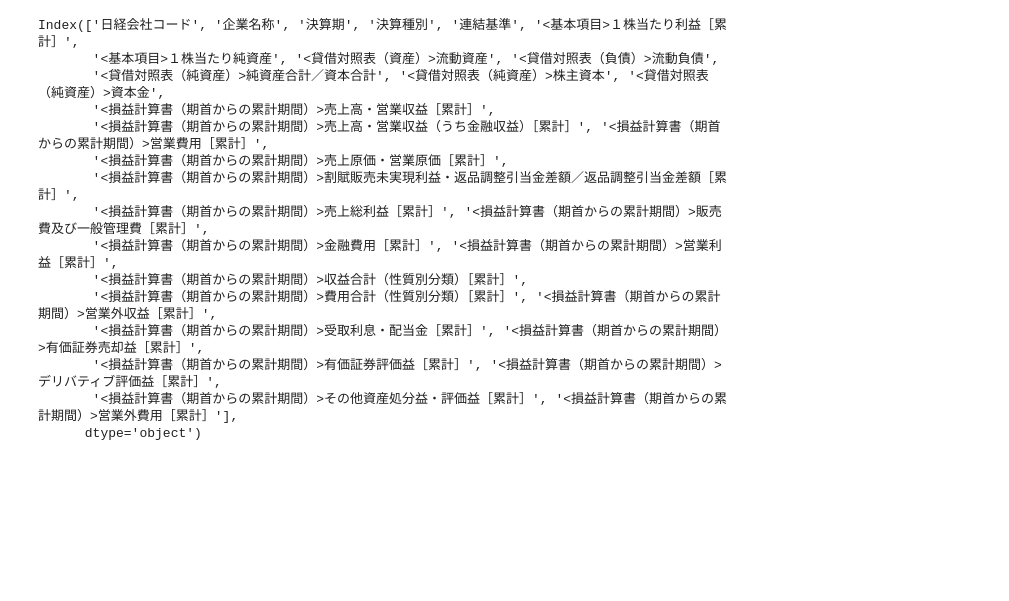
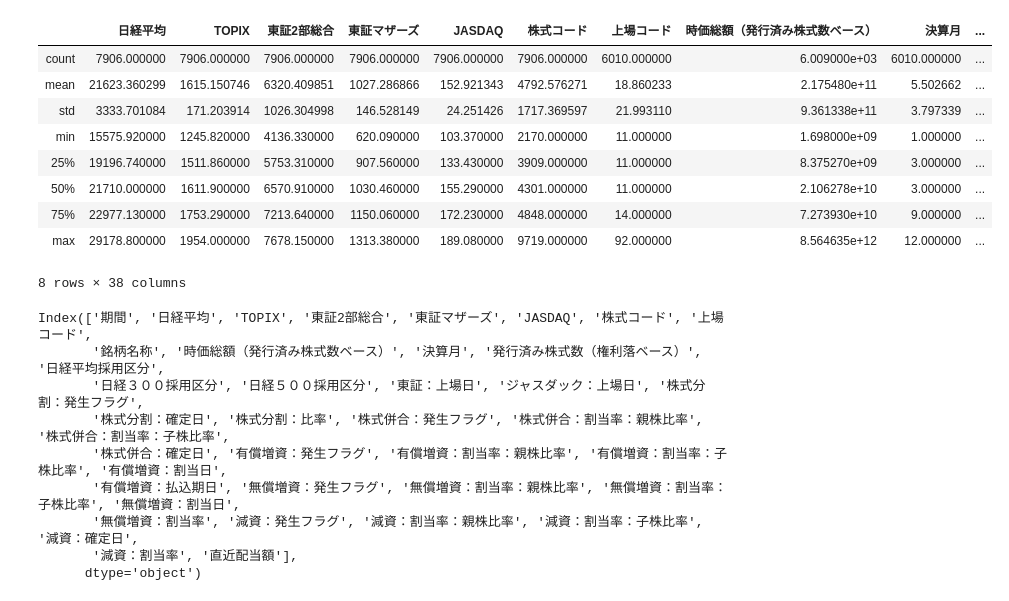
Before and after one commit to Igecchi/final_report, a Jupyter notebook: demo_analysis.ipynb, the cells around one changed output. Cells and saved outputs as stored; diff of their text form; code cells hidden in the pictures; blank space fills up the shorter version.

```diff
--- a/demo_analysis.ipynb
+++ b/demo_analysis.ipynb
@@ -14,0 +3,4 @@ df_data.head()
+# %%
+#2016~2021の連結決算データを抽出
+df_finance = pd.read_csv("./data/financial_data/finance_info_2016_2021.csv", encoding="shift_jis")
+df_stock = pd.read_csv("./data/financial_data/stock_info_2016_2021_monthly.csv", encoding="shift_jis")
@@ -15,18 +62,25 @@ df_data.head()
+# %%
+df_stock.describe()
+# %% [output]
+|  | 日経平均 | TOPIX | 東証2部総合 | 東証マザーズ | JASDAQ | 株式コード | 上場コード | 時価総額（発行済み株式数ベース） | 決算月 | ... |
+| count | 7906.000000 | 7906.000000 | 7906.000000 | 7906.000000 | 7906.000000 | 7906.000000 | 6010.000000 | 6.009000e+03 | 6010.000000 | ... |
+| mean | 21623.360299 | 1615.150746 | 6320.409851 | 1027.286866 | 152.921343 | 4792.576271 | 18.860233 | 2.175480e+11 | 5.502662 | ... |
+| std | 3333.701084 | 171.203914 | 1026.304998 | 146.528149 | 24.251426 | 1717.369597 | 21.993110 | 9.361338e+11 | 3.797339 | ... |
+| min | 15575.920000 | 1245.820000 | 4136.330000 | 620.090000 | 103.370000 | 2170.000000 | 11.000000 | 1.698000e+09 | 1.000000 | ... |
+| 25% | 19196.740000 | 1511.860000 | 5753.310000 | 907.560000 | 133.430000 | 3909.000000 | 11.000000 | 8.375270e+09 | 3.000000 | ... |
+| 50% | 21710.000000 | 1611.900000 | 6570.910000 | 1030.460000 | 155.290000 | 4301.000000 | 11.000000 | 2.106278e+10 | 3.000000 | ... |
+| 75% | 22977.130000 | 1753.290000 | 7213.640000 | 1150.060000 | 172.230000 | 4848.000000 | 14.000000 | 7.273930e+10 | 9.000000 | ... |
+| max | 29178.800000 | 1954.000000 | 7678.150000 | 1313.380000 | 189.080000 | 9719.000000 | 92.000000 | 8.564635e+12 | 12.000000 | ... |
+8 rows × 38 columns
 # %%
-df_data.columns
+df_stock.columns
 # %% [output]
-Index(['日経会社コード', '企業名称', '決算期', '決算種別', '連結基準', '<基本項目>１株当たり利益［累計］',
-       '<基本項目>１株当たり純資産', '<貸借対照表（資産）>流動資産', '<貸借対照表（負債）>流動負債',
-       '<貸借対照表（純資産）>純資産合計／資本合計', '<貸借対照表（純資産）>株主資本', '<貸借対照表（純資産）>資本金',
-       '<損益計算書（期首からの累計期間）>売上高・営業収益［累計］',
-       '<損益計算書（期首からの累計期間）>売上高・営業収益（うち金融収益）［累計］', '<損益計算書（期首からの累計期間）>営業費用［累計］',
-       '<損益計算書（期首からの累計期間）>売上原価・営業原価［累計］',
-       '<損益計算書（期首からの累計期間）>割賦販売未実現利益・返品調整引当金差額／返品調整引当金差額［累計］',
-       '<損益計算書（期首からの累計期間）>売上総利益［累計］', '<損益計算書（期首からの累計期間）>販売費及び一般管理費［累計］',
-       '<損益計算書（期首からの累計期間）>金融費用［累計］', '<損益計算書（期首からの累計期間）>営業利益［累計］',
-       '<損益計算書（期首からの累計期間）>収益合計（性質別分類）［累計］',
-       '<損益計算書（期首からの累計期間）>費用合計（性質別分類）［累計］', '<損益計算書（期首からの累計期間）>営業外収益［累計］',
-       '<損益計算書（期首からの累計期間）>受取利息・配当金［累計］', '<損益計算書（期首からの累計期間）>有価証券売却益［累計］',
-       '<損益計算書（期首からの累計期間）>有価証券評価益［累計］', '<損益計算書（期首からの累計期間）>デリバティブ評価益［累計］',
-       '<損益計算書（期首からの累計期間）>その他資産処分益・評価益［累計］', '<損益計算書（期首からの累計期間）>営業外費用［累計］'],
+Index(['期間', '日経平均', 'TOPIX', '東証2部総合', '東証マザーズ', 'JASDAQ', '株式コード', '上場コード',
+       '銘柄名称', '時価総額（発行済み株式数ベース）', '決算月', '発行済み株式数（権利落ベース）', '日経平均採用区分',
+       '日経３００採用区分', '日経５００採用区分', '東証：上場日', 'ジャスダック：上場日', '株式分割：発生フラグ',
+       '株式分割：確定日', '株式分割：比率', '株式併合：発生フラグ', '株式併合：割当率：親株比率', '株式併合：割当率：子株比率',
+       '株式併合：確定日', '有償増資：発生フラグ', '有償増資：割当率：親株比率', '有償増資：割当率：子株比率', '有償増資：割当日',
+       '有償増資：払込期日', '無償増資：発生フラグ', '無償増資：割当率：親株比率', '無償増資：割当率：子株比率', '無償増資：割当日',
+       '無償増資：割当率', '減資：発生フラグ', '減資：割当率：親株比率', '減資：割当率：子株比率', '減資：確定日',
+       '減資：割当率', '直近配当額'],
       dtype='object')
```
Also changed, not shown: parts of 7 cells of this notebook, 34 other files.
